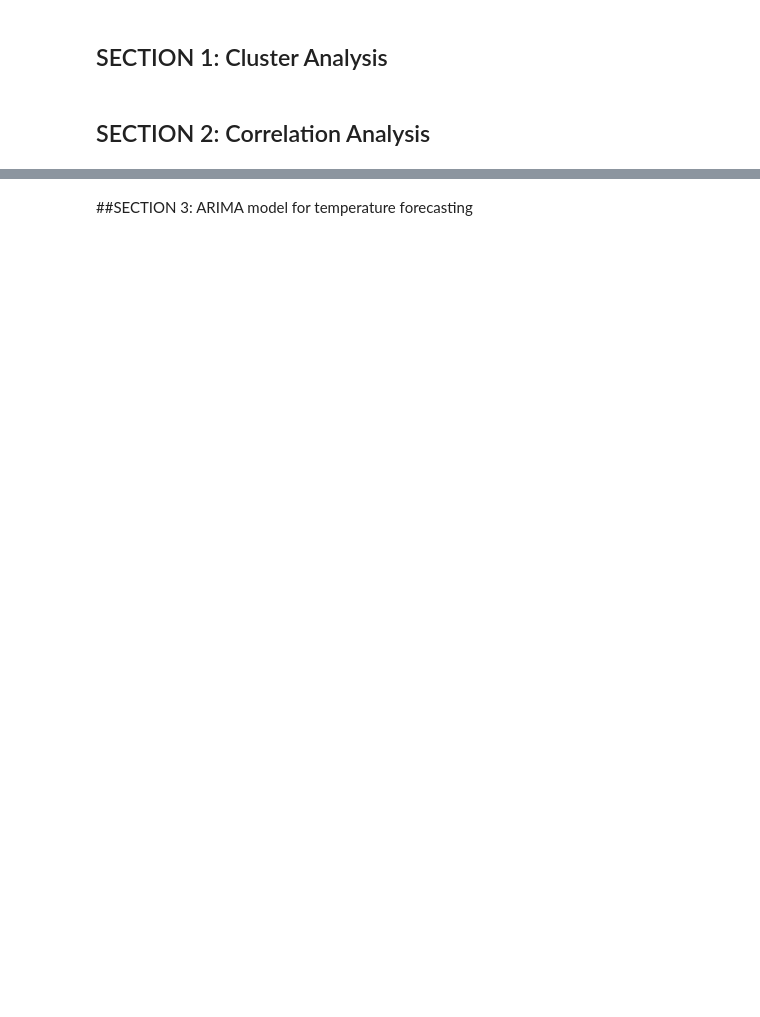
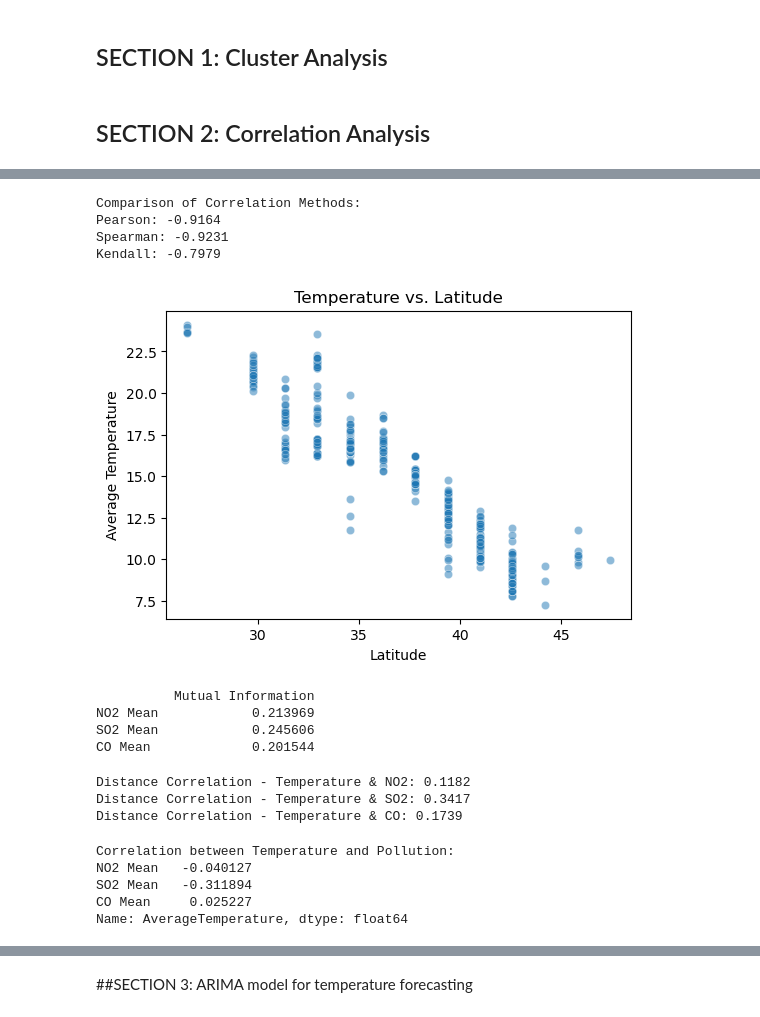
Before and after one commit to aredjil/Temperature-forecasting-for-different-cities-in-the-world, a Jupyter notebook: Correlation_analysis.ipynb, the cells around one changed output, grey strips where cells are left out. Cells and saved outputs as stored; diff of their text form; code cells hidden in the pictures; blank space fills up the shorter version.

```diff
--- a/Correlation_analysis.ipynb
+++ b/Correlation_analysis.ipynb
@@ -73,0 +100,5 @@ Improve your data and profiling with ydata-sdk, featuring data quality scoring,
+# %%
+# Load the data cleaned
+global_df = pd.read_csv("data-project3/GlobalLandTemperaturesByCity.csv")
+#df = pd.read_csv('averaged_output.csv')
+df = global_df.copy()
@@ -73,0 +121,63 @@ Improve your data and profiling with ydata-sdk, featuring data quality scoring,
+# %%
+# Correlation between Temperature and Latitude
+correlations = {
+    "Pearson": correlation(df, "AverageTemperature", "Latitude", method="pearson"),
+    "Spearman": correlation(df, "AverageTemperature", "Latitude", method="spearman"),
+    "Kendall": correlation(df, "AverageTemperature", "Latitude", method="kendall"),
+}
+# Display correlation values
+print("\nComparison of Correlation Methods:")
+for method, value in correlations.items():
+    print(f"{method}: {value:.4f}")
+# %% [output]
+Comparison of Correlation Methods:
+Pearson: -0.9164
+Spearman: -0.9231
+Kendall: -0.7979
+# %%
+# Plot Temperature vs. Latitude
+plt.figure(figsize=(6, 4))
+sns.scatterplot(x=df["Latitude"], y=df["AverageTemperature"], alpha=0.5)
+plt.xlabel("Latitude")
+plt.ylabel("Average Temperature")
+plt.title("Temperature vs. Latitude")
+plt.show()
+# %% [output]
+[figure, added]
+# %%
+# Compute mutual information between Temperature and Pollution variables
+X = df[["NO2 Mean", "SO2 Mean", "CO Mean"]]
+y = df["AverageTemperature"]
+
+my_scores = mutual_info_regression(X, y)
+my_df = pd.DataFrame(my_scores, index=X.columns, columns=["Mutual Information"])
+print(my_df)
+# %% [output]
+          Mutual Information
+NO2 Mean            0.213969
+SO2 Mean            0.245606
+CO Mean             0.201544
+# %%
+dcorr_no2 = distance_correlation(df["AverageTemperature"].dropna(), df["NO2 Mean"].dropna())
+dcorr_so2 = distance_correlation(df["AverageTemperature"].dropna(), df["SO2 Mean"].dropna())
+dcorr_co = distance_correlation(df["AverageTemperature"].dropna(), df["CO Mean"].dropna())
+
+print(f"Distance Correlation - Temperature & NO2: {dcorr_no2:.4f}")
+print(f"Distance Correlation - Temperature & SO2: {dcorr_so2:.4f}")
+print(f"Distance Correlation - Temperature & CO: {dcorr_co:.4f}")
+# %% [output]
+Distance Correlation - Temperature & NO2: 0.1182
+Distance Correlation - Temperature & SO2: 0.3417
+Distance Correlation - Temperature & CO: 0.1739
+# %%
+# Correlation between Temperature and Pollution
+pollution_vars = ["NO2 Mean", "SO2 Mean", "CO Mean"]
+correlation_temp_pollution = df[["AverageTemperature"] + pollution_vars].corr()
+print("\nCorrelation between Temperature and Pollution:")
+print(correlation_temp_pollution["AverageTemperature"].drop("AverageTemperature"))
+# %% [output]
+Correlation between Temperature and Pollution:
+NO2 Mean   -0.040127
+SO2 Mean   -0.311894
+CO Mean     0.025227
+Name: AverageTemperature, dtype: float64
```
Also changed, not shown: parts of 8 cells of this notebook, 2 other files.
